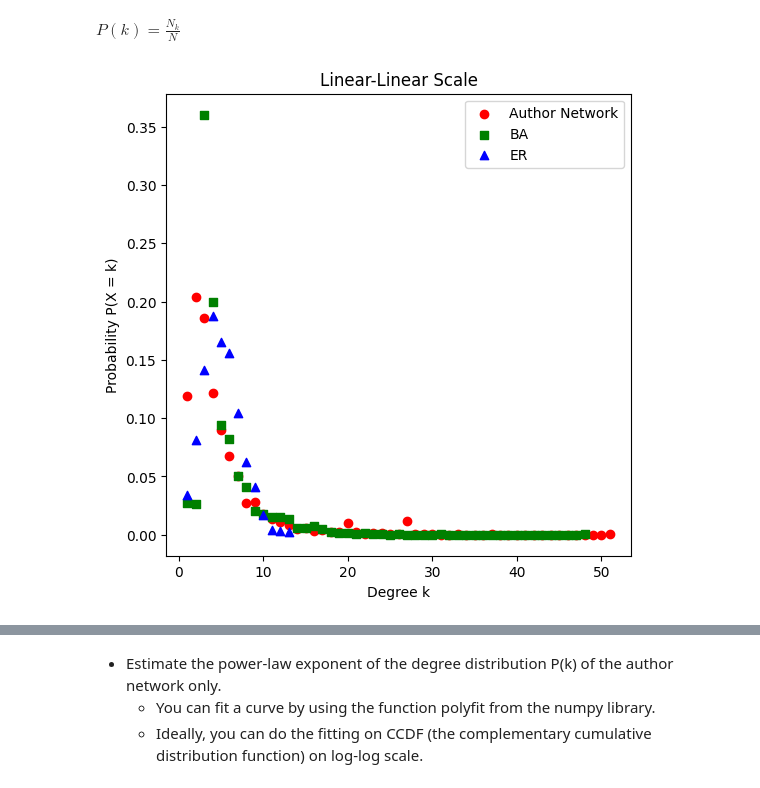
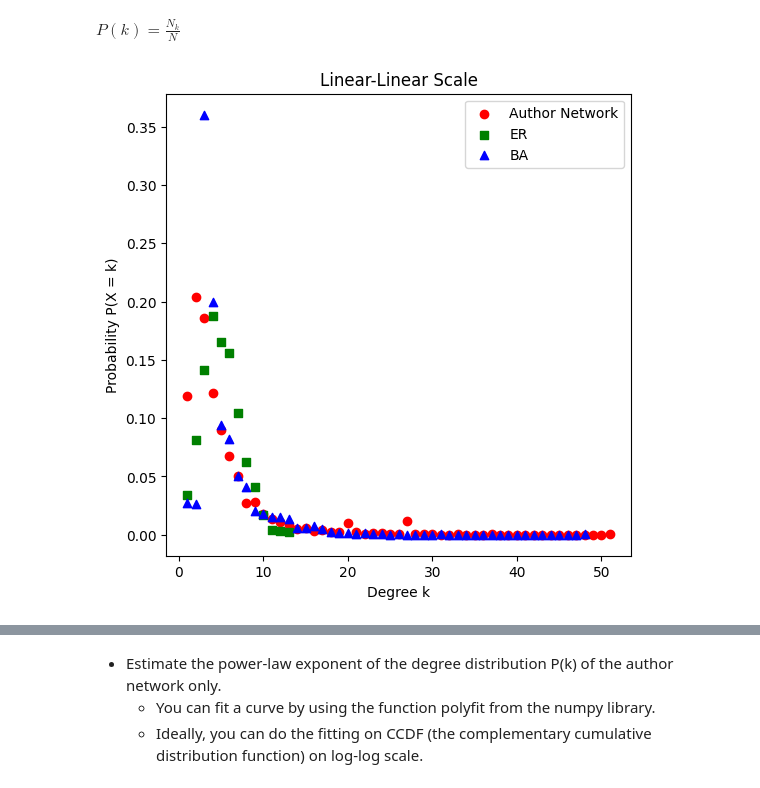
Before and after one commit to ignRyann/author-network-analysis, a Jupyter notebook: coursework1.ipynb, the cells around one changed output, grey strips where cells are left out. Cells and saved outputs as stored; diff of their text form; code cells hidden in the pictures.

```diff
--- a/coursework1.ipynb
+++ b/coursework1.ipynb
@@ -179,7 +179,7 @@ def plot_degree_distribution_log_scale(graphs, labels):
     plt.legend()
     plt.show()
 # %%
-plot_degree_distribution_linear_scale([author_network, BA, ER], ['Author Network', 'BA', 'ER'])
+plot_degree_distribution_linear_scale([author_network, ER, BA], ['Author Network', 'ER', 'BA'])
 # %% [output]
-[figure, old version]
+[figure, new version]
 # %%
```
Also changed, not shown: parts of 25 cells of this notebook, 1 other file.
